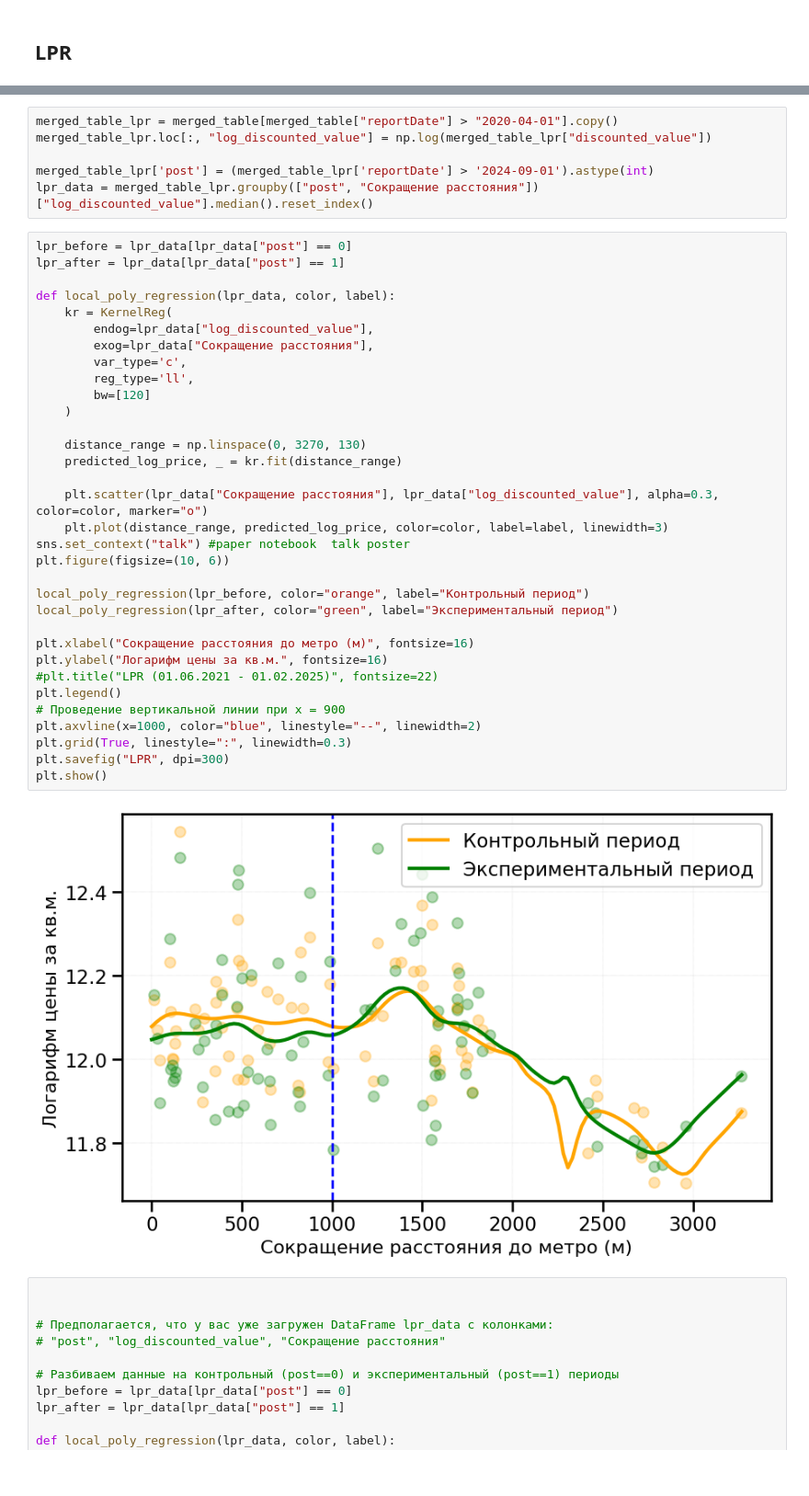
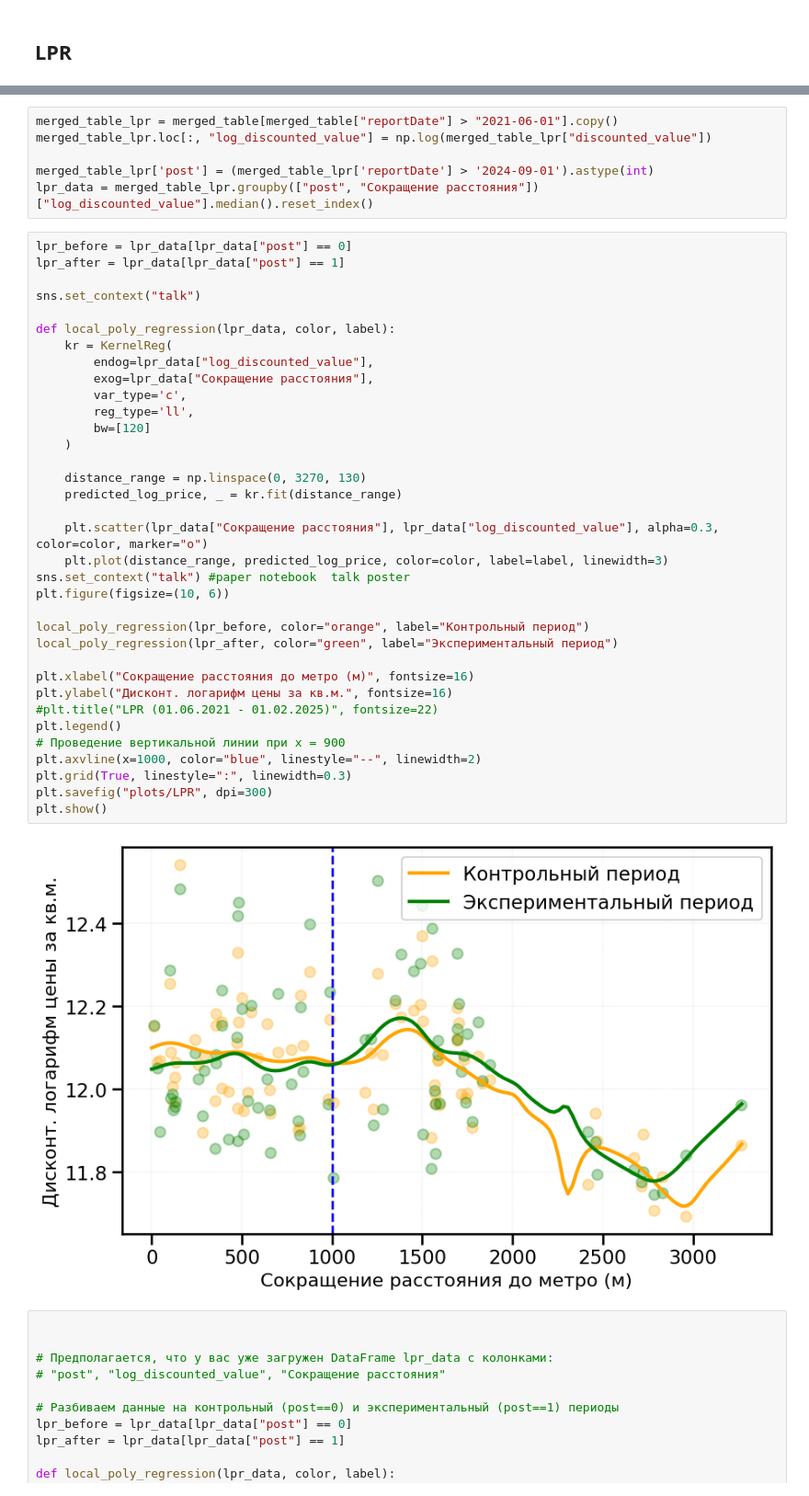
Before and after one commit to andrewch28/Cian, a Jupyter notebook: cian.ipynb, the cells around one changed output, grey strips where cells are left out. Shown at 92% size. Saved outputs shown, nothing was run; the diff lists cells and outputs as text.

```diff
--- a/cian.ipynb
+++ b/cian.ipynb
@@ -123,5 +157,5 @@ merged_table_beta = merged_table_beta.drop(columns = ["Строительная
 # %%
-merged_table_lpr = merged_table[merged_table["reportDate"] > "2020-04-01"].copy()
+merged_table_lpr = merged_table[merged_table["reportDate"] > "2021-06-01"].copy()
 merged_table_lpr.loc[:, "log_discounted_value"] = np.log(merged_table_lpr["discounted_value"])
 
 merged_table_lpr['post'] = (merged_table_lpr['reportDate'] > '2024-09-01').astype(int)
@@ -129,38 +163,40 @@ lpr_data = merged_table_lpr.groupby(["post", "Сокращение рассто
 # %%
 lpr_before = lpr_data[lpr_data["post"] == 0]
 lpr_after = lpr_data[lpr_data["post"] == 1]
+
+sns.set_context("talk")
 
 def local_poly_regression(lpr_data, color, label):
     kr = KernelReg(
         endog=lpr_data["log_discounted_value"],
         exog=lpr_data["Сокращение расстояния"],
         var_type='c',
         reg_type='ll',
         bw=[120]
     )
 
     distance_range = np.linspace(0, 3270, 130)
     predicted_log_price, _ = kr.fit(distance_range)
 
     plt.scatter(lpr_data["Сокращение расстояния"], lpr_data["log_discounted_value"], alpha=0.3, color=color, marker="o")
     plt.plot(distance_range, predicted_log_price, color=color, label=label, linewidth=3)
 sns.set_context("talk") #paper notebook  talk poster
 plt.figure(figsize=(10, 6))
 
 local_poly_regression(lpr_before, color="orange", label="Контрольный период")
 local_poly_regression(lpr_after, color="green", label="Экспериментальный период")
 
 plt.xlabel("Сокращение расстояния до метро (м)", fontsize=16)
-plt.ylabel("Логарифм цены за кв.м.", fontsize=16)
+plt.ylabel("Дисконт. логарифм цены за кв.м.", fontsize=16)
 #plt.title("LPR (01.06.2021 - 01.02.2025)", fontsize=22)
 plt.legend()
 # Проведение вертикальной линии при x = 900
 plt.axvline(x=1000, color="blue", linestyle="--", linewidth=2)
 plt.grid(True, linestyle=":", linewidth=0.3)
-plt.savefig("LPR", dpi=300)
+plt.savefig("plots/LPR", dpi=300)
 plt.show()
 # %% [output]
-[figure, old version]
+[figure, new version]
 # %%
 
 
```
Also changed, not shown: parts of 34 cells of this notebook, 9 other files.
